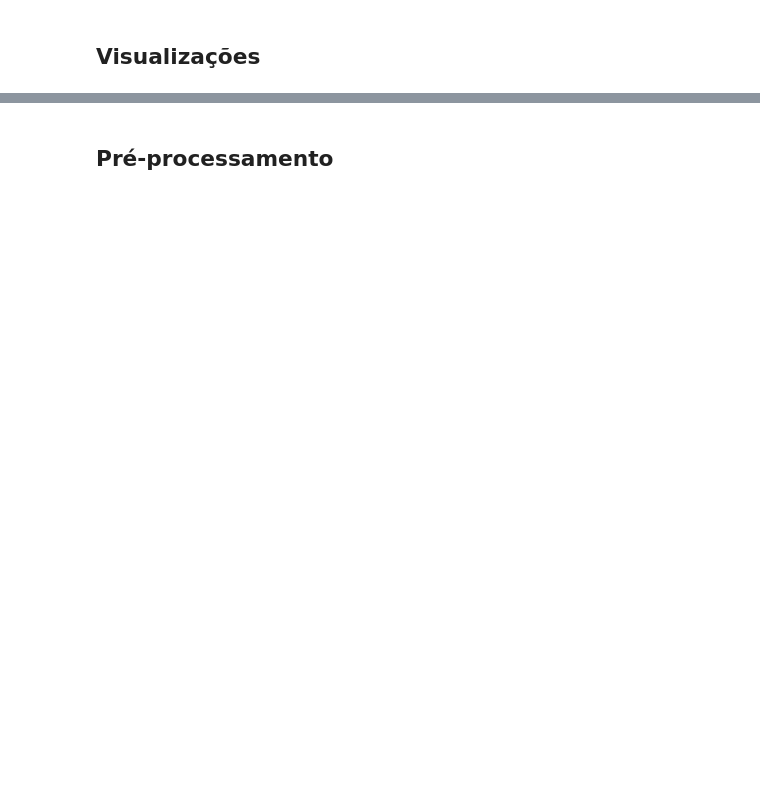
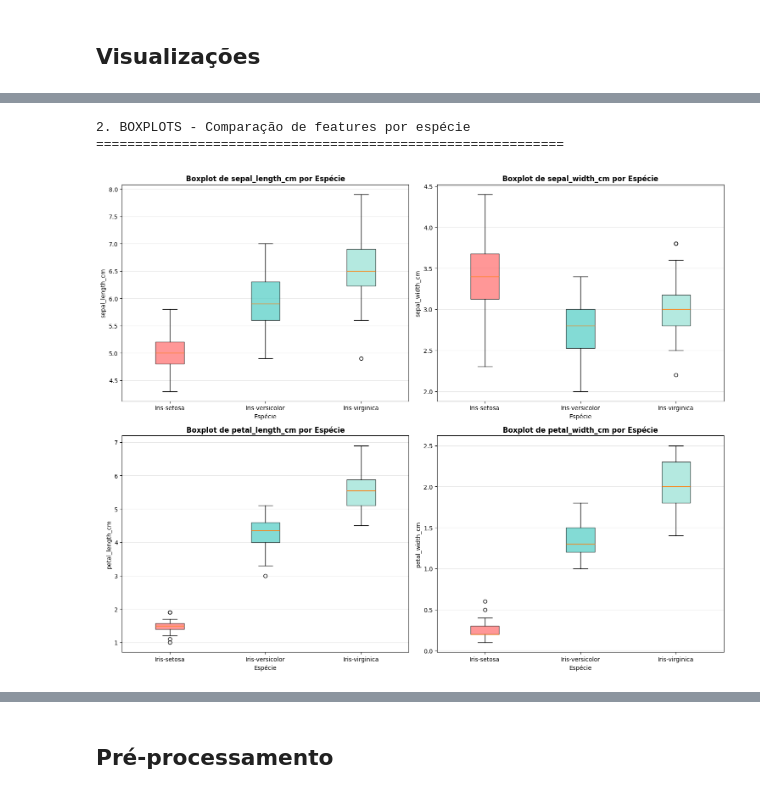
Before and after one commit to LucasGitDev/ML-Iris-Dataset, a Jupyter notebook: notebooks/00_template.ipynb, the cells around one changed output, grey strips where cells are left out. Cells and saved outputs as stored; diff of their text form; code cells hidden in the pictures; blank space fills up the shorter version.

```diff
--- a/notebooks/00_template.ipynb
+++ b/notebooks/00_template.ipynb
@@ -68,0 +230,32 @@ plt.show()
+# %%
+# 2. Boxplots por espécie
+print("2. BOXPLOTS - Comparação de features por espécie")
+print("=" * 60)
+
+numeric_cols = df.select_dtypes(include=[np.number]).columns
+fig, axes = plt.subplots(2, 2, figsize=(15, 12))
+axes = axes.ravel()
+
+for idx, col in enumerate(numeric_cols):
+    data_to_plot = [df[df['species'] == species][col].values
+                    for species in df['species'].unique()]
+    bp = axes[idx].boxplot(data_to_plot, labels=df['species'].unique(),
+                           patch_artist=True)
+
+    # Colorir os boxplots
+    colors = ['#FF6B6B', '#4ECDC4', '#95E1D3']
+    for patch, color in zip(bp['boxes'], colors):
+        patch.set_facecolor(color)
+        patch.set_alpha(0.7)
+
+    axes[idx].set_title(f'Boxplot de {col} por Espécie', fontsize=12, fontweight='bold')
+    axes[idx].set_ylabel(col)
+    axes[idx].set_xlabel('Espécie')
+    axes[idx].grid(True, alpha=0.3, axis='y')
+
+plt.tight_layout()
+plt.show()
+# %% [output]
+2. BOXPLOTS - Comparação de features por espécie
+============================================================
+[figure, added]
```
Also changed, not shown: parts of 65 cells of this notebook, 12 other files.
